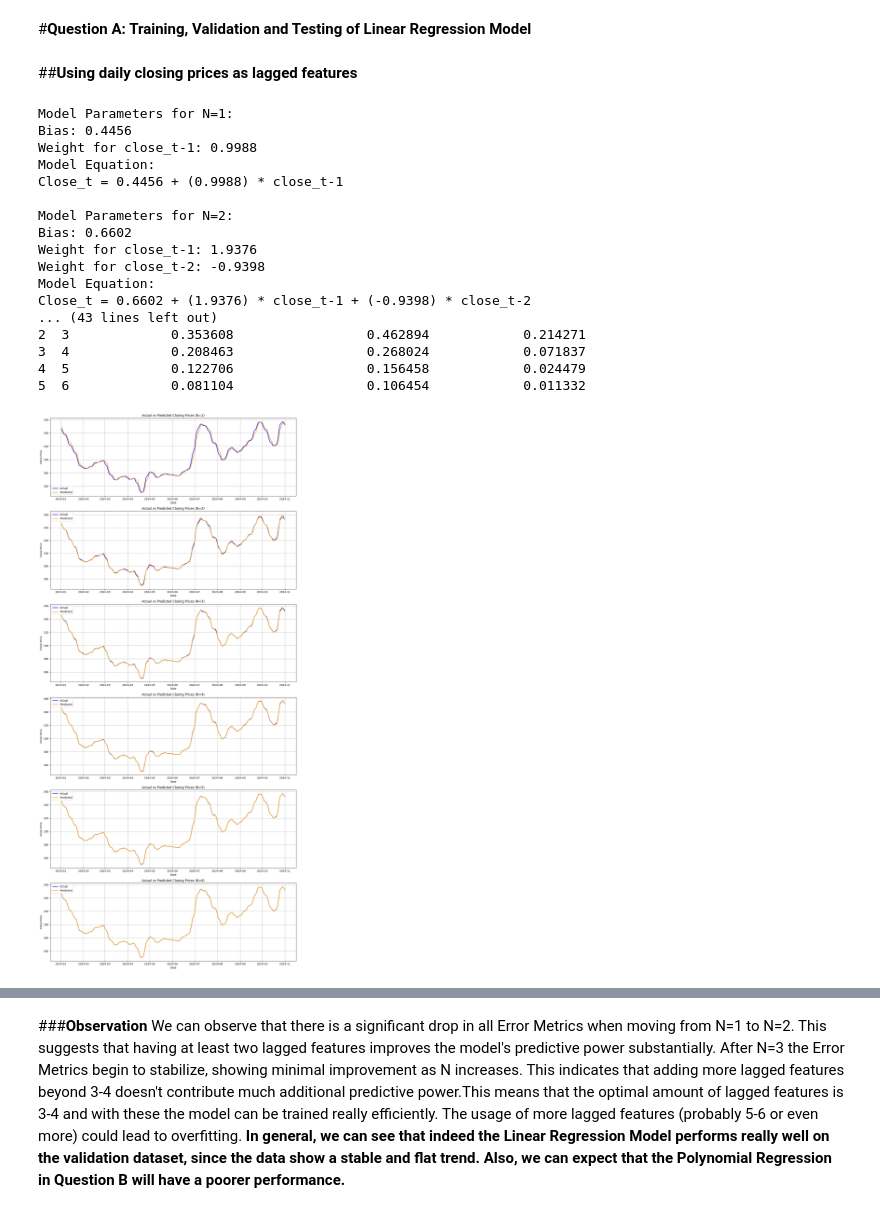
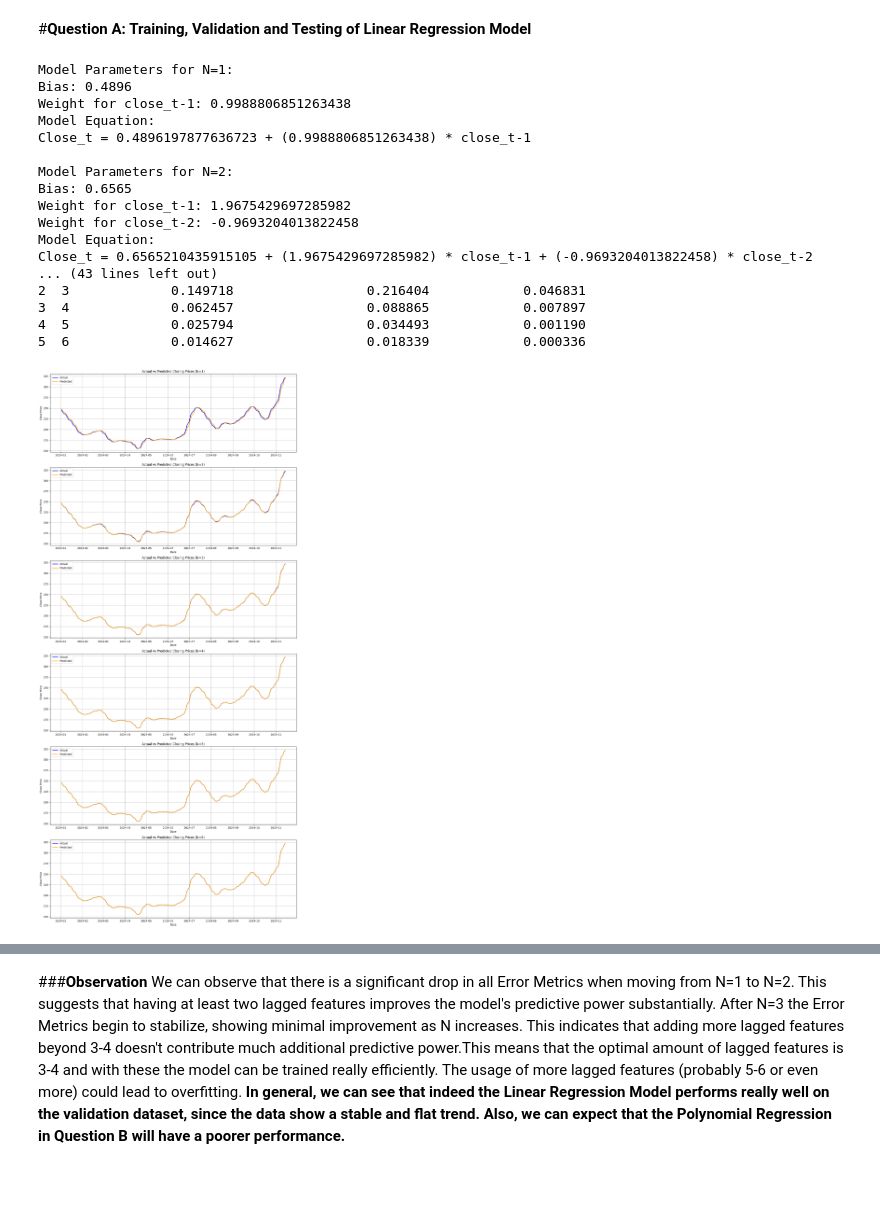
Before and after one commit to miltiadiss/CEID_NE5237-Decision-Theory, a Jupyter notebook: TSLA_stock_price_prediction.ipynb, the cells around one changed output, grey strips where cells are left out. Drawn from its saved outputs; the diff is of its cells as text; code cells hidden in the pictures; blank space fills up the shorter version.

```diff
--- a/TSLA_stock_price_prediction.ipynb
+++ b/TSLA_stock_price_prediction.ipynb
@@ -56,19 +56,4 @@ print(f"Data saved to {csv_file}")
 # Read CSV file and store the data in a DataFrame
 df = pd.read_csv('close_prices.csv', parse_dates=['Date'])
 df = df.sort_values(by='Date')  # Sorting by 'Date'
-
-# Apply Gaussian Filter in 'Close' prices for smoothing
-sigma = 2
-df['Close'] = gaussian_filter1d(df['Close'], sigma=sigma)
-
-# Plot the smoothed timeseries
-plt.figure(figsize=(14, 7))
-plt.plot(df['Date'], df['Close'], color='blue', linewidth=2)
-
-plt.title('Timeseries of Close Prices w/ Gaussian Filter')
-plt.xlabel('Date')
-plt.ylabel('Close Price')
-plt.legend()
-plt.grid(True)
-plt.show()
 # %% [output]
@@ -98,8 +179,6 @@ plt.show()
 We observe that the lagged features (daily closing prices) have a strong short-term correlation and there is no periodic trends such as weekly seasonability. Therfore, the lagged daily features will retain the fine-grained details that help capture these dependencies more accurately. With high ACF, sudden changes or trends in the daily prices (like upward or downward trends) are likely to carry forward. **Daily lagged values would capture these shifts more directly than weekly values, which tend to smooth over such changes, potentially missing short-term predictive information.**
 # %% [markdown]
 #**Question A: Training, Validation and Testing of Linear Regression Model**
-# %% [markdown]
-##**Using daily closing prices as lagged features**
 # %%
 import pandas as pd
 import numpy as np
@@ -166,10 +245,10 @@ for idx, N in enumerate(range(1, num_tests + 1)):
     # Print the model parameters
     print(f"\nModel Parameters for N={N}:")
     print(f"Bias: {bias:.4f}")
-    equation = f"Close_t = {bias:.4f}"
+    equation = f"Close_t = {bias}"
     for i, coef in enumerate(weights):
-        equation += f" + ({coef:.4f}) * close_t-{i+1}"
-        print(f"Weight for close_t-{i+1}: {coef:.4f}")
+        equation += f" + ({coef}) * close_t-{i+1}"
+        print(f"Weight for close_t-{i+1}: {coef}")
     print("Model Equation:")
     print(equation)
 
@@ -177,42 +256,42 @@ results_df = pd.DataFrame(results, columns=['N', 'Mean Absolute Error', 'Root Me
 print('\nMetrics')
 print(results_df)
 
 plt.tight_layout()
 plt.show()
 
 # Plot Metrics vs Number of Lagged Features
 plt.figure(figsize=(10, 6))
 mse_values = results_df['Mean Squared Error']
 mae_values = results_df['Mean Absolute Error']
 rmse_values = results_df['Root Mean Squared Error']
 
 plt.plot(range(1, num_tests + 1), mse_values, marker='o', linestyle='-', color='blue', label='MSE')
 plt.plot(range(1, num_tests + 1), mae_values, marker='o', linestyle='-', color='orange', label='MAE')
 plt.plot(range(1, num_tests + 1), rmse_values, marker='o', linestyle='-', color='red', label='RMSE')
 
 plt.title('Metrics vs Number of Lagged Features')
 plt.xlabel('Number of Lagged Features (N)')
 plt.ylabel('Error Metrics')
 plt.xticks(range(1, num_tests + 1))
 plt.legend()
 plt.grid(True)
 plt.show()
 # %% [output]
 Model Parameters for N=1:
-Bias: 0.4456
-Weight for close_t-1: 0.9988
+Bias: 0.4896
+Weight for close_t-1: 0.9988806851263438
 Model Equation:
-Close_t = 0.4456 + (0.9988) * close_t-1
+Close_t = 0.4896197877636723 + (0.9988806851263438) * close_t-1
 
 Model Parameters for N=2:
-Bias: 0.6602
-Weight for close_t-1: 1.9376
-Weight for close_t-2: -0.9398
+Bias: 0.6565
+Weight for close_t-1: 1.9675429697285982
+Weight for close_t-2: -0.9693204013822458
 Model Equation:
-Close_t = 0.6602 + (1.9376) * close_t-1 + (-0.9398) * close_t-2
+Close_t = 0.6565210435915105 + (1.9675429697285982) * close_t-1 + (-0.9693204013822458) * close_t-2
 ... (43 lines left out)
-2  3             0.353608                 0.462894            0.214271
-3  4             0.208463                 0.268024            0.071837
-4  5             0.122706                 0.156458            0.024479
-5  6             0.081104                 0.106454            0.011332
+2  3             0.149718                 0.216404            0.046831
+3  4             0.062457                 0.088865            0.007897
+4  5             0.025794                 0.034493            0.001190
+5  6             0.014627                 0.018339            0.000336
-[figure, old version]
+[figure, new version]
```
Also changed, not shown: parts of 34 cells of this notebook.
